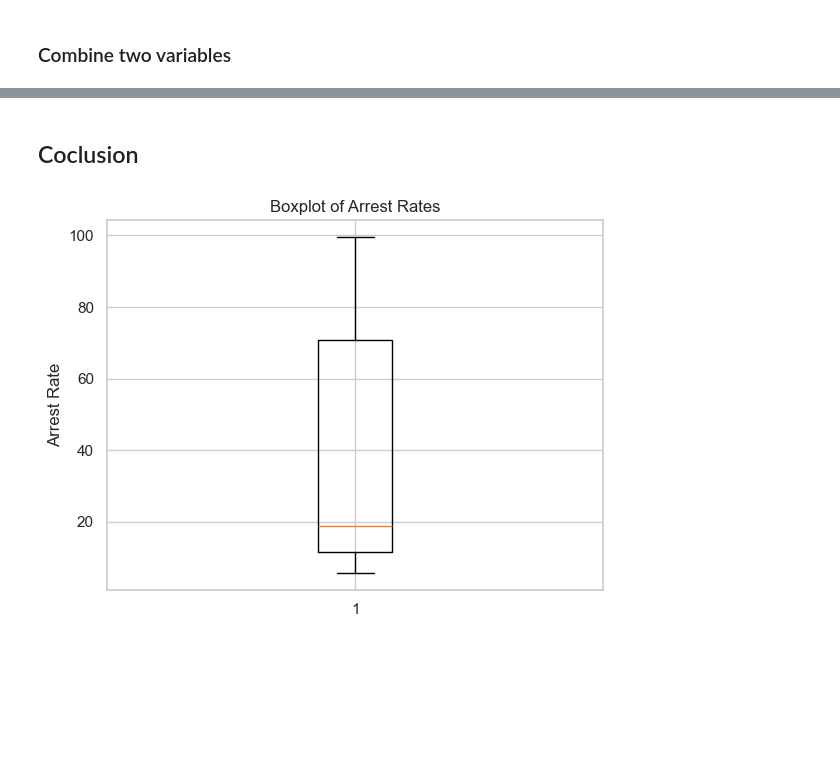
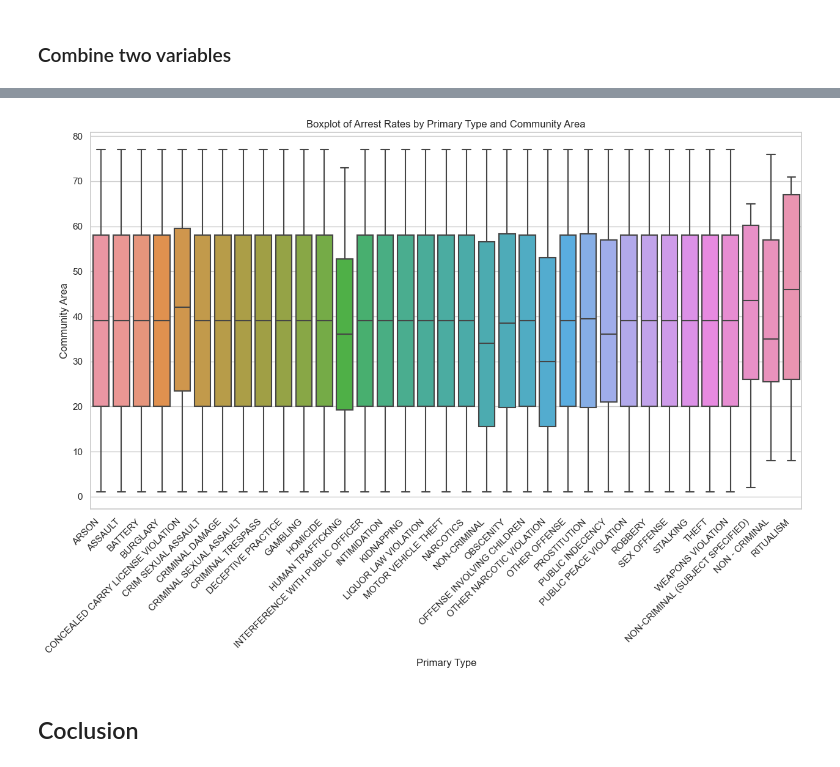
Before and after one commit to XingyuWang06/ECO225Project, a Jupyter notebook: Project1.ipynb, the cells around one changed output, grey strips where cells are left out. Cells and saved outputs as stored; diff of their text form; code cells hidden in the pictures; blank space fills up the shorter version.

```diff
--- a/Project1.ipynb
+++ b/Project1.ipynb
@@ -292,12 +335,16 @@ The table above shows the sum and the average of successful arrests based on dif
+# %%
+combine_reset = combine.reset_index()
+plt.figure(figsize=(15, 8))
+sns.boxplot(x='Primary Type', y='Community Area', data=combine_reset)
+plt.xticks(rotation=45, ha='right')
+# Add labels and title
+plt.title('Boxplot of Arrest Rates by Primary Type and Community Area')
+plt.xlabel('Primary Type')
+plt.ylabel('Community Area')
+
+# Show the plot
+plt.show()
+# %% [output]
+[figure, added]
 # %% [markdown]
 ## Coclusion
-# %%
-arrest_rates = arrest_count['Percent_Arrested (True)']
-
-# Create a boxplot for arrest rates
-plt.boxplot(arrest_rates)
-plt.title('Boxplot of Arrest Rates')
-plt.ylabel('Arrest Rate')
-plt.show()
-# %% [output]
-[figure, removed]
```
Also changed, not shown: parts of 16 cells of this notebook.
